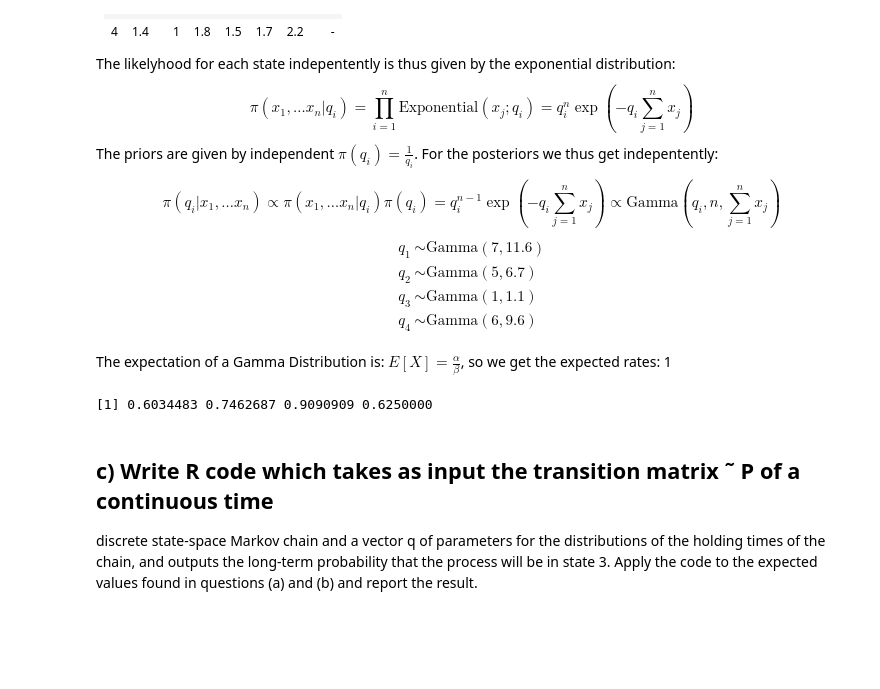
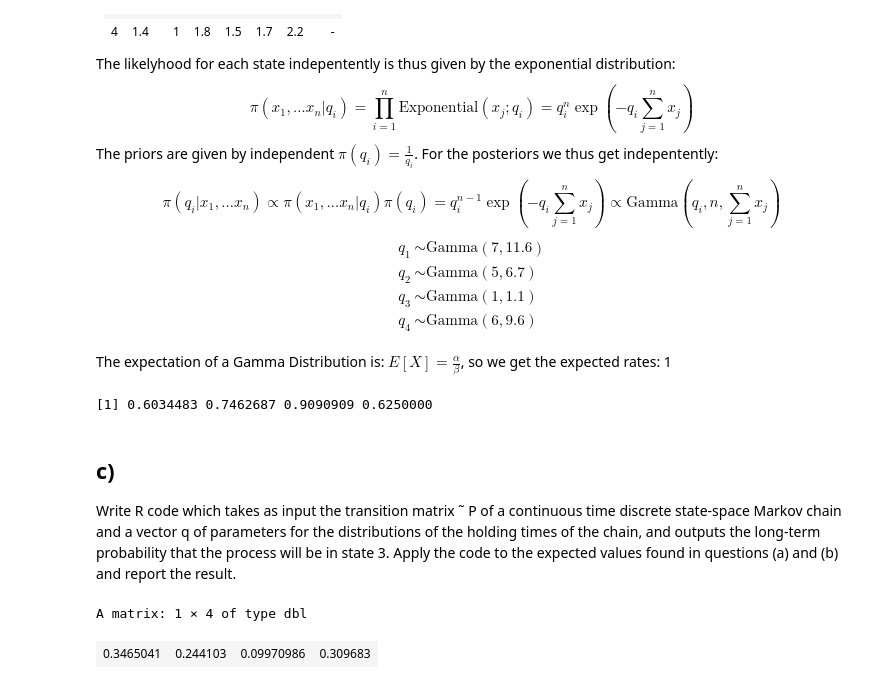
Before and after one commit to focccus/MVE550-Stochastic-processes, a Jupyter notebook: A3/assignment 3.ipynb, the cells around one changed output. Cells and saved outputs as stored; diff of their text form; code cells hidden in the pictures; blank space fills up the shorter version.

```diff
--- a/A3/assignment 3.ipynb
+++ b/A3/assignment 3.ipynb
@@ -170,9 +150,27 @@ number_visited / holding_times
 # %% [output]
 [1] 0.6034483 0.7462687 0.9090909 0.6250000
 # %% [markdown]
-## c) Write R code which takes as input the transition matrix ˜ P of a continuous time
+## c)
+Write R code which takes as input the transition matrix ˜ P of a continuous time
 discrete state-space Markov chain and a vector q of parameters for the
 distributions of the holding times of the chain, and outputs the long-term
 probability that the process will be in state 3.
 Apply the code to the expected values found in questions (a) and (b) and
 report the result.
+# %%
+stationary_distribution <- function(P, q) {
+  Q0 <- P*matrix(q, 4, 4)
+  Q  <- Q0 - diag(q)
+
+  # find pQ=0
+  Q2 <- Q
+  Q2[,1] <- 1
+  result <- c(1, 0, 0, 0)%*%solve(Q2)      # Right-hand side: zeros for pQ=0, and 1 for sum=1
+
+  return(result)
+}
+
+stationary_distribution(expectations, q)
+# %% [output]
+A matrix: 1 × 4 of type dbl
+| 0.3465041 | 0.244103 | 0.09970986 | 0.309683 |
```
Also changed, not shown: parts of 9 cells of this notebook, 1 other file.
